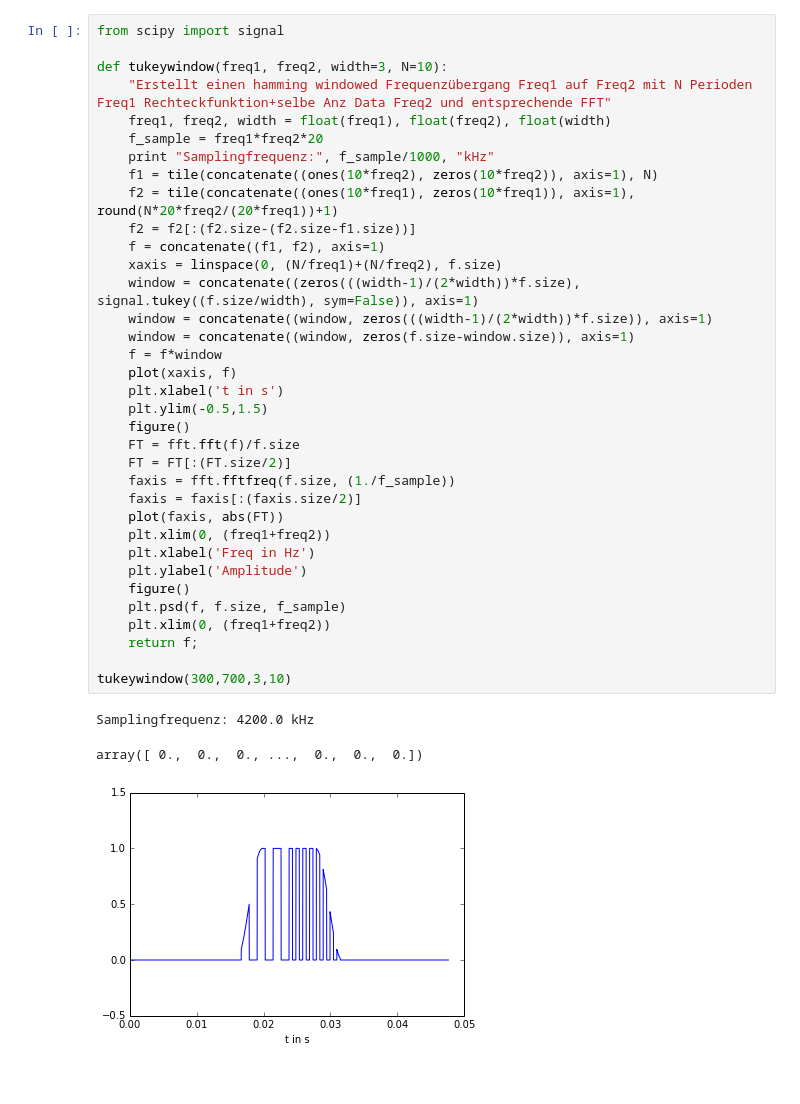
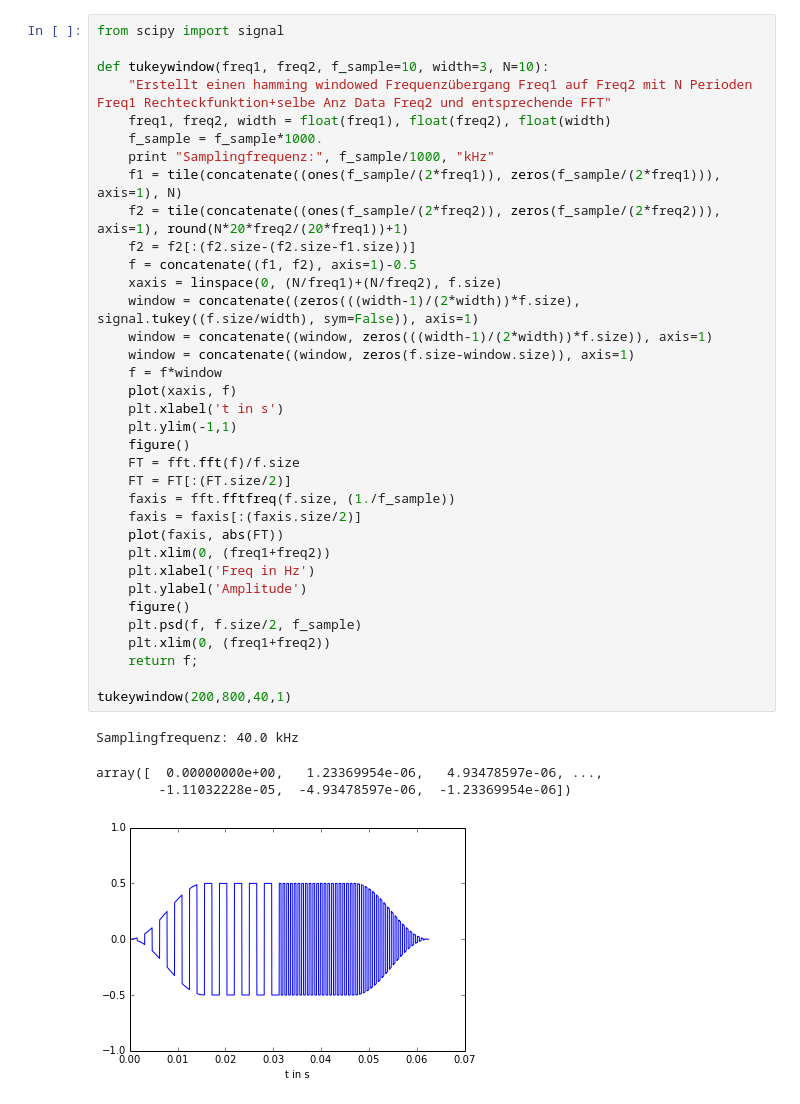
Before and after one commit to wachtlerlab/RWeiss, a Jupyter notebook: Tukey-Window.ipynb, the cells around one changed output. Cells and saved outputs as stored; diff of their text form.

```diff
--- a/Tukey-Window.ipynb
+++ b/Tukey-Window.ipynb
@@ -1,39 +1,40 @@
 # %%
 from scipy import signal
 
-def tukeywindow(freq1, freq2, width=3, N=10):
+def tukeywindow(freq1, freq2, f_sample=10, width=3, N=10):
     "Erstellt einen hamming windowed Frequenzübergang Freq1 auf Freq2 mit N Perioden Freq1 Rechteckfunktion+selbe Anz Data Freq2 und entsprechende FFT"
     freq1, freq2, width = float(freq1), float(freq2), float(width)
-    f_sample = freq1*freq2*20
+    f_sample = f_sample*1000.
     print "Samplingfrequenz:", f_sample/1000, "kHz"
-    f1 = tile(concatenate((ones(10*freq2), zeros(10*freq2)), axis=1), N)
-    f2 = tile(concatenate((ones(10*freq1), zeros(10*freq1)), axis=1), round(N*20*freq2/(20*freq1))+1)
+    f1 = tile(concatenate((ones(f_sample/(2*freq1)), zeros(f_sample/(2*freq1))), axis=1), N)
+    f2 = tile(concatenate((ones(f_sample/(2*freq2)), zeros(f_sample/(2*freq2))), axis=1), round(N*20*freq2/(20*freq1))+1)
     f2 = f2[:(f2.size-(f2.size-f1.size))]
-    f = concatenate((f1, f2), axis=1)
+    f = concatenate((f1, f2), axis=1)-0.5
     xaxis = linspace(0, (N/freq1)+(N/freq2), f.size)
     window = concatenate((zeros(((width-1)/(2*width))*f.size), signal.tukey((f.size/width), sym=False)), axis=1)
     window = concatenate((window, zeros(((width-1)/(2*width))*f.size)), axis=1)
     window = concatenate((window, zeros(f.size-window.size)), axis=1)
     f = f*window
     plot(xaxis, f)
     plt.xlabel('t in s')
-    plt.ylim(-0.5,1.5)
+    plt.ylim(-1,1)
     figure()
     FT = fft.fft(f)/f.size
     FT = FT[:(FT.size/2)]
     faxis = fft.fftfreq(f.size, (1./f_sample))
     faxis = faxis[:(faxis.size/2)]
     plot(faxis, abs(FT))
     plt.xlim(0, (freq1+freq2))
     plt.xlabel('Freq in Hz')
     plt.ylabel('Amplitude')
     figure()
-    plt.psd(f, f.size, f_sample)
+    plt.psd(f, f.size/2, f_sample)
     plt.xlim(0, (freq1+freq2))
     return f;
 
-tukeywindow(300,700,3,10)
+tukeywindow(200,800,40,1)
 # %% [output]
-Samplingfrequenz: 4200.0 kHz
+Samplingfrequenz: 40.0 kHz
-array([ 0.,  0.,  0., ...,  0.,  0.,  0.])
+array([  0.00000000e+00,   1.23369954e-06,   4.93478597e-06, ...,
+        -1.11032228e-05,  -4.93478597e-06,  -1.23369954e-06])
-[figure, old version]
+[figure, new version]
```
Also changed, not shown: parts of 1 cell of this notebook, 13 other files.
